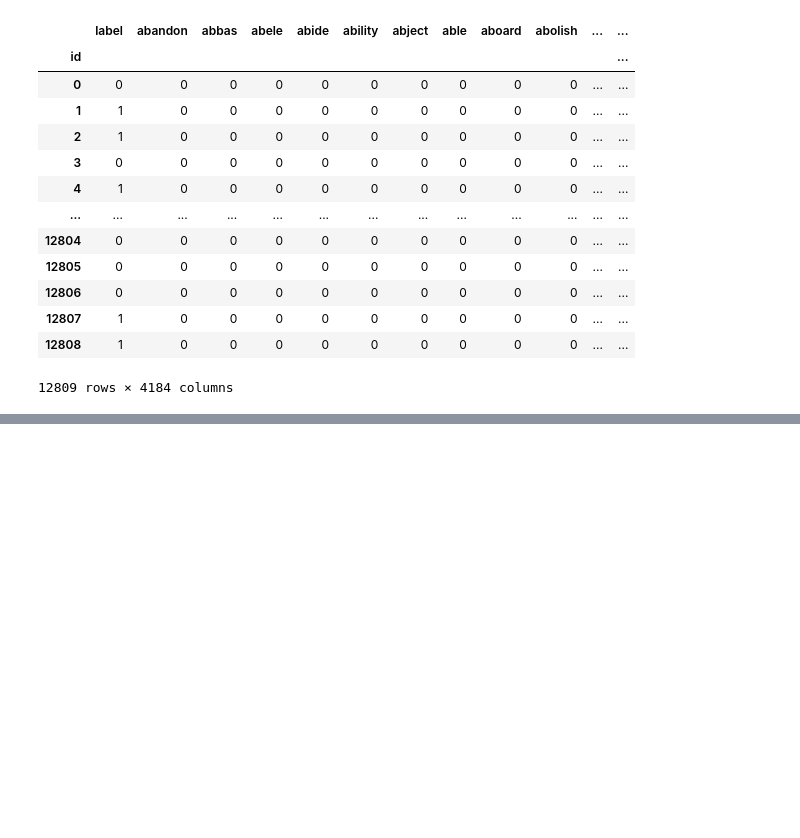
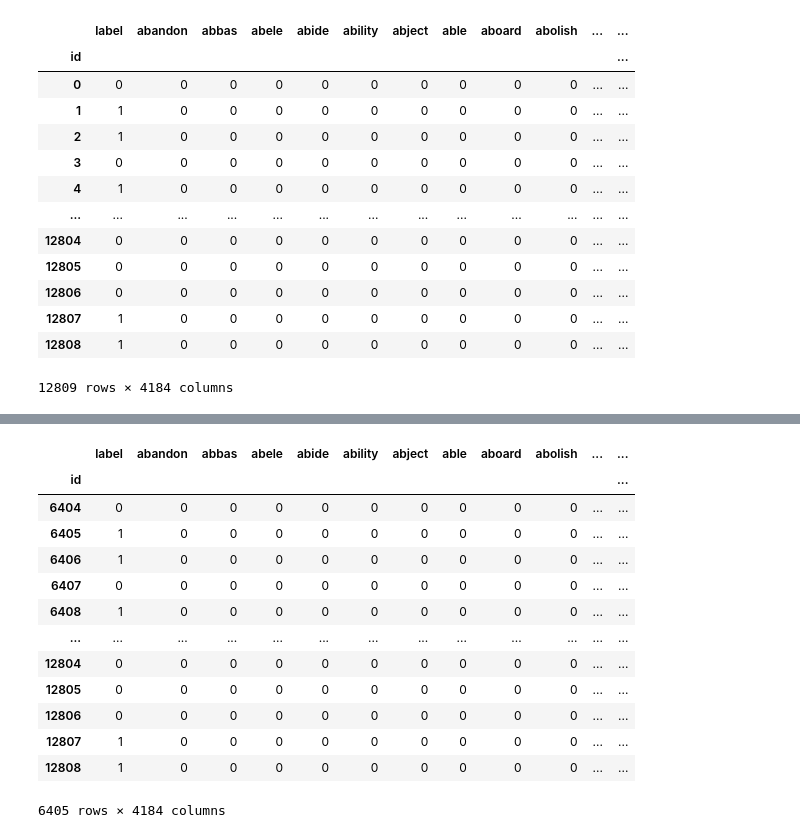
Before and after one commit to Praz-Nerd/Web-Extension-for-Fake-News-Detection, a Jupyter notebook: jupyter/bag of words.ipynb, the cells around one changed output, grey strips where cells are left out. Saved outputs shown, nothing was run; the diff lists cells and outputs as text; code cells hidden in the pictures; blank space fills up the shorter version.

```diff
--- a/jupyter/bag of words.ipynb
+++ b/jupyter/bag of words.ipynb
@@ -209,0 +254,17 @@ dfBow.to_csv('../liar_dataset/liar BoW.csv', index_label='id')
+# %%
+df2
+# %% [output]
+|  | label | abandon | abbas | abele | abide | ability | abject | able | aboard | abolish | ... | ... |
+| id |  |  |  |  |  |  |  |  |  |  |  | ... |
+| 6404 | 0 | 0 | 0 | 0 | 0 | 0 | 0 | 0 | 0 | 0 | ... | ... |
+| 6405 | 1 | 0 | 0 | 0 | 0 | 0 | 0 | 0 | 0 | 0 | ... | ... |
+| 6406 | 1 | 0 | 0 | 0 | 0 | 0 | 0 | 0 | 0 | 0 | ... | ... |
+| 6407 | 0 | 0 | 0 | 0 | 0 | 0 | 0 | 0 | 0 | 0 | ... | ... |
+| 6408 | 1 | 0 | 0 | 0 | 0 | 0 | 0 | 0 | 0 | 0 | ... | ... |
+| ... | ... | ... | ... | ... | ... | ... | ... | ... | ... | ... | ... | ... |
+| 12804 | 0 | 0 | 0 | 0 | 0 | 0 | 0 | 0 | 0 | 0 | ... | ... |
+| 12805 | 0 | 0 | 0 | 0 | 0 | 0 | 0 | 0 | 0 | 0 | ... | ... |
+| 12806 | 0 | 0 | 0 | 0 | 0 | 0 | 0 | 0 | 0 | 0 | ... | ... |
+| 12807 | 1 | 0 | 0 | 0 | 0 | 0 | 0 | 0 | 0 | 0 | ... | ... |
+| 12808 | 1 | 0 | 0 | 0 | 0 | 0 | 0 | 0 | 0 | 0 | ... | ... |
+6405 rows × 4184 columns
```
Also changed, not shown: parts of 7 cells of this notebook, 2 other files.
